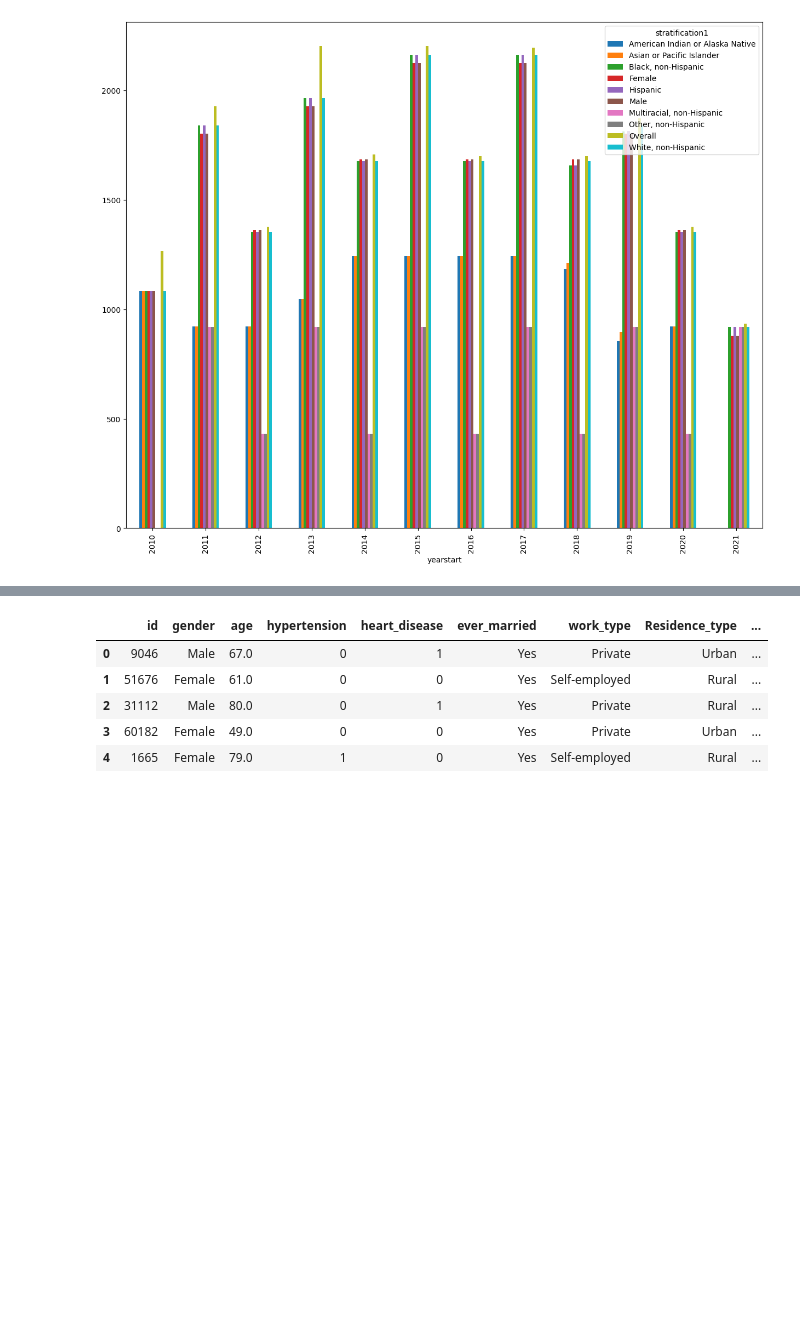
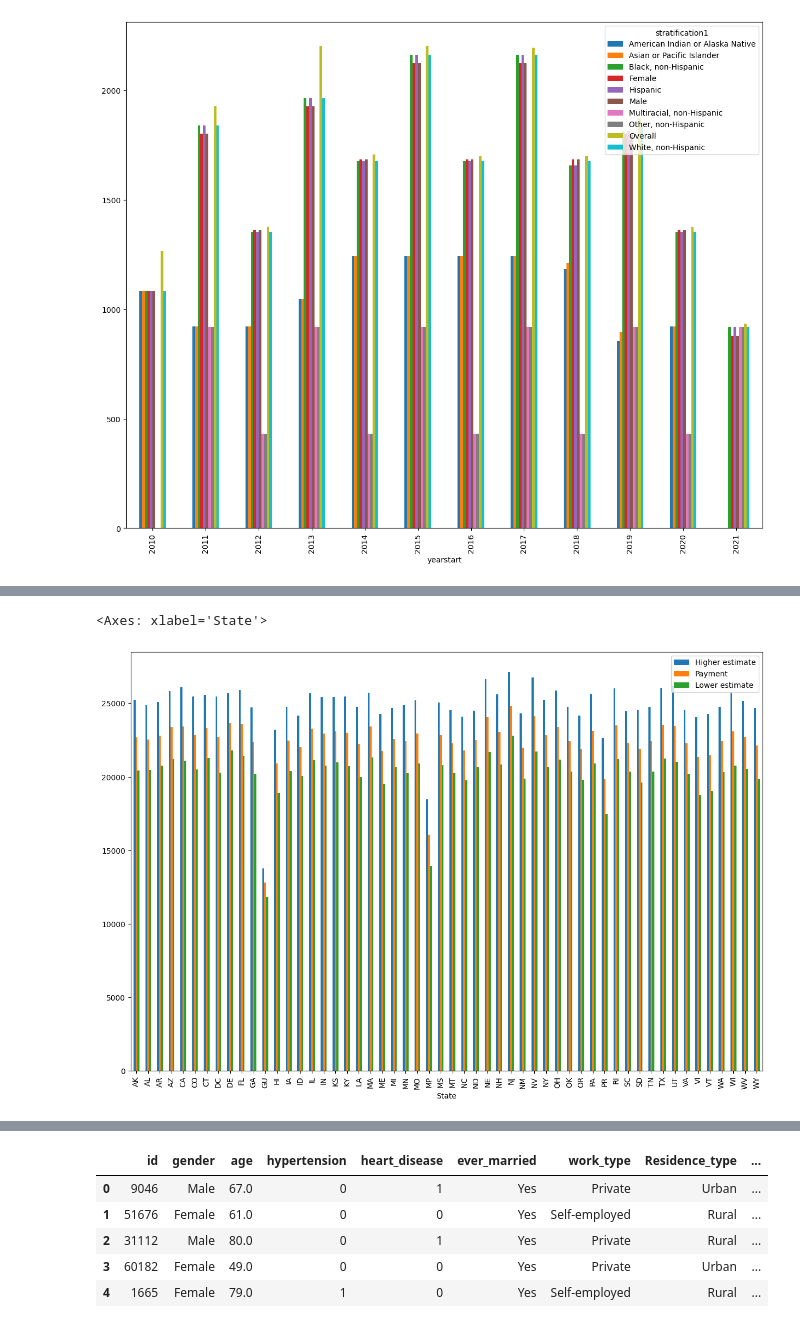
Before and after one commit to Diwakarmogarala/hds5210-2023, a Jupyter notebook: final/project.ipynb, the cells around one changed output, grey strips where cells are left out. Saved outputs shown, nothing was run; the diff lists cells and outputs as text; code cells hidden in the pictures; blank space fills up the shorter version.

```diff
--- a/final/project.ipynb
+++ b/final/project.ipynb
@@ -148,0 +144,5 @@ disease
+# %%
+heart = pd.read_csv('https://query.data.world/s/ohawsmy5ofjjn2mtchfe5j7mclfijt?dws=00000')
+# %%
+heart = heart[heart['Payment measure name']=='Payment for heart attack patients']
+heart.head()
@@ -149 +156,15 @@ disease
+# %%
+heart['Lower estimate'] = heart['Lower estimate'].str.replace('$','')
+heart['Lower estimate'] = heart['Lower estimate'].str.replace(',','')
+heart['Lower estimate'] = heart['Lower estimate'].str.replace('Not Available','')
+heart['Lower estimate'] = pd.to_numeric(heart['Lower estimate'])
+heart['Higher estimate'] = heart['Higher estimate'].str.replace('$','')
+heart['Higher estimate'] = heart['Higher estimate'].str.replace(',','')
+heart['Higher estimate'] = heart['Higher estimate'].str.replace('Not Available','')
+heart['Higher estimate'] = pd.to_numeric(heart['Higher estimate'])
+
+heart['Payment'] = heart['Payment'].str.replace('$','')
+heart['Payment'] = heart['Payment'].str.replace(',','')
+heart['Payment'] = heart['Payment'].str.replace('Not Available','')
+heart['Payment'] = pd.to_numeric(heart['Payment'])
 # %%
@@ -157,0 +181,3 @@ heart.head()
+# %%
+heart_graph = heart[['Lower estimate', 'Payment', 'Higher estimate','State']]
+heart_graph
@@ -157,0 +198,7 @@ heart.head()
+# %%
+heart_graph_LE = heart_graph.pivot_table(index = 'State')
+heart_graph_LE = heart_graph_LE[['Higher estimate', 'Payment', 'Lower estimate']]
+heart_graph_LE.plot(kind = 'bar', figsize=(15,10))
+# %% [output]
+<Axes: xlabel='State'>
+[figure, added]
```
Also changed, not shown: parts of 41 cells of this notebook.
